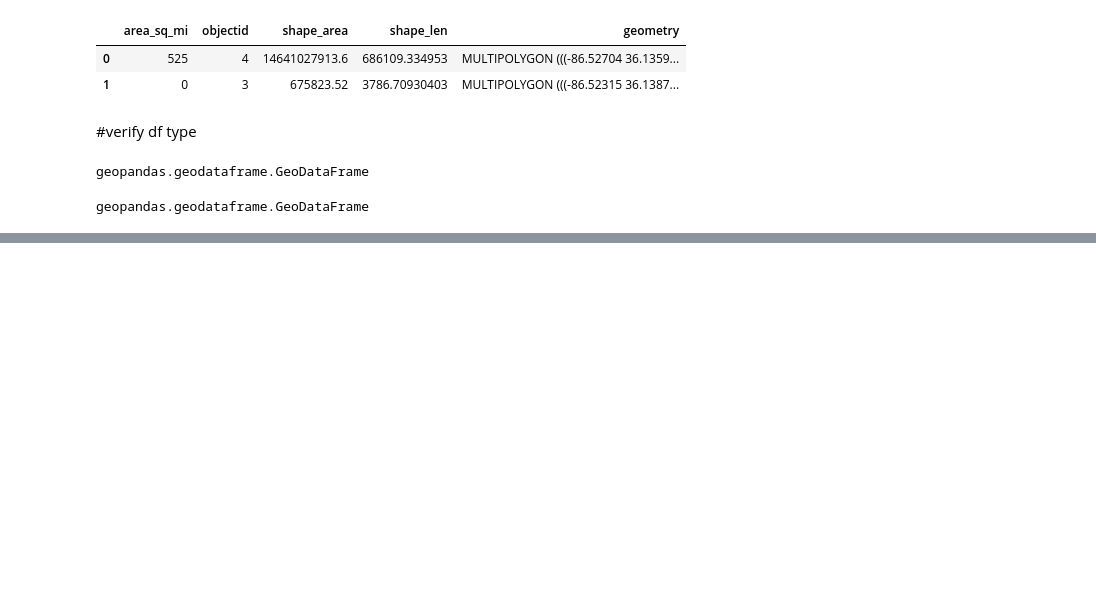
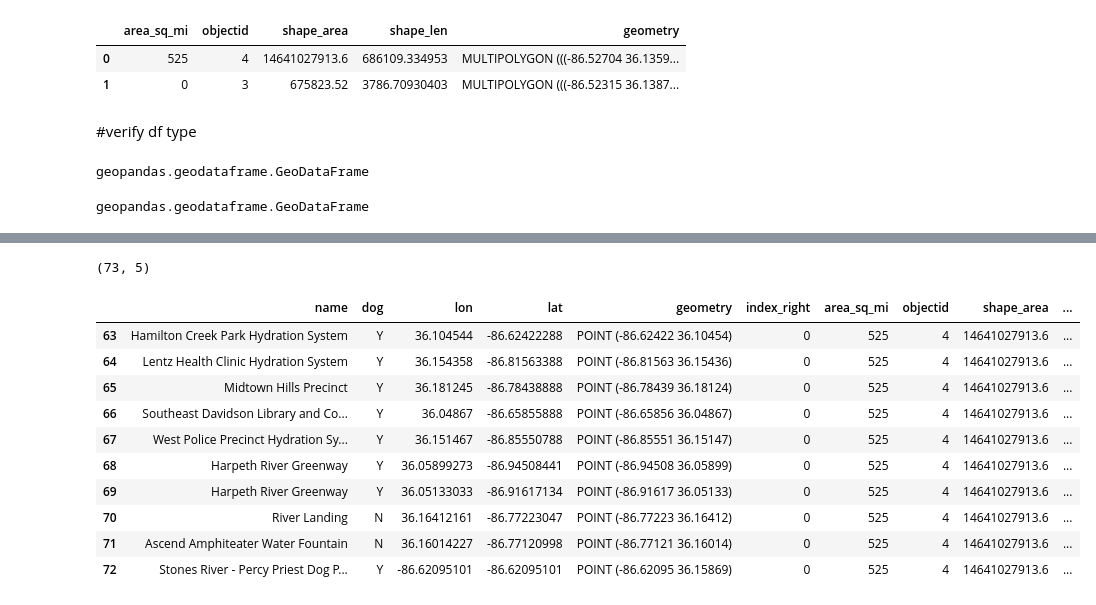
Before and after one commit to NSS-Data-Analytics-Cohort-8/geospatial-python-workshop-lawrence-haggerty, a Jupyter notebook: notebooks/haggerty_geospatial_project.ipynb, the cells around one changed output, grey strips where cells are left out. Cells and saved outputs as stored; diff of their text form; code cells hidden in the pictures; blank space fills up the shorter version.

```diff
--- a/notebooks/haggerty_geospatial_project.ipynb
+++ b/notebooks/haggerty_geospatial_project.ipynb
@@ -55,0 +68,20 @@ geopandas.geodataframe.GeoDataFrame
+# %%
+hydration_stations.shape
+# %% [output]
+(73, 5)
+# %%
+davidson_hydration = gpd.sjoin(hydration_stations, davidson_border, op = 'within')
+davidson_hydration.head(10)
+davidson_hydration.tail(10)
+# %% [output]
+|  | name | dog | lon | lat | geometry | index_right | area_sq_mi | objectid | shape_area | ... |
+| 63 | Hamilton Creek Park Hydration System | Y | 36.104544 | -86.62422288 | POINT (-86.62422 36.10454) | 0 | 525 | 4 | 14641027913.6 | ... |
+| 64 | Lentz Health Clinic Hydration System | Y | 36.154358 | -86.81563388 | POINT (-86.81563 36.15436) | 0 | 525 | 4 | 14641027913.6 | ... |
+| 65 | Midtown Hills Precinct | Y | 36.181245 | -86.78438888 | POINT (-86.78439 36.18124) | 0 | 525 | 4 | 14641027913.6 | ... |
+| 66 | Southeast Davidson Library and Co... | Y | 36.04867 | -86.65855888 | POINT (-86.65856 36.04867) | 0 | 525 | 4 | 14641027913.6 | ... |
+| 67 | West Police Precinct Hydration Sy... | Y | 36.151467 | -86.85550788 | POINT (-86.85551 36.15147) | 0 | 525 | 4 | 14641027913.6 | ... |
+| 68 | Harpeth River Greenway | Y | 36.05899273 | -86.94508441 | POINT (-86.94508 36.05899) | 0 | 525 | 4 | 14641027913.6 | ... |
+| 69 | Harpeth River Greenway | Y | 36.05133033 | -86.91617134 | POINT (-86.91617 36.05133) | 0 | 525 | 4 | 14641027913.6 | ... |
+| 70 | River Landing | N | 36.16412161 | -86.77223047 | POINT (-86.77223 36.16412) | 0 | 525 | 4 | 14641027913.6 | ... |
+| 71 | Ascend Amphiteater Water Fountain | N | 36.16014227 | -86.77120998 | POINT (-86.77121 36.16014) | 0 | 525 | 4 | 14641027913.6 | ... |
+| 72 | Stones River - Percy Priest Dog P... | Y | -86.62095101 | -86.62095101 | POINT (-86.62095 36.15869) | 0 | 525 | 4 | 14641027913.6 | ... |
```
Also changed, not shown: parts of 12 cells of this notebook.
